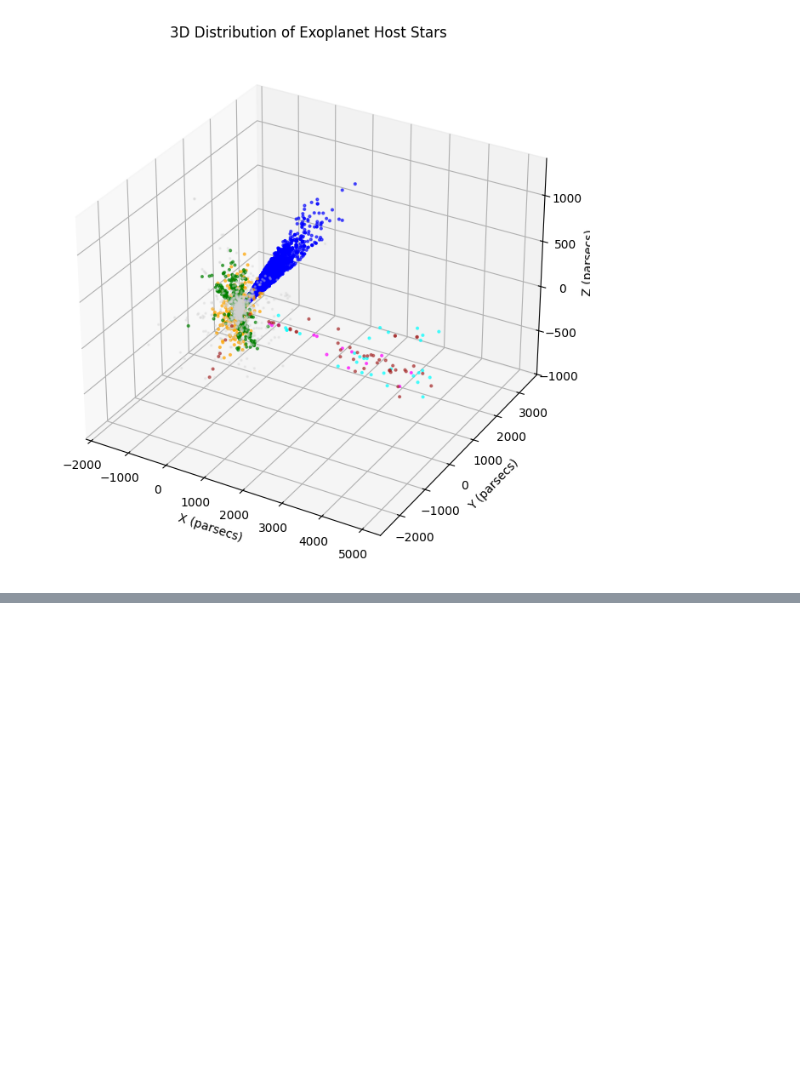
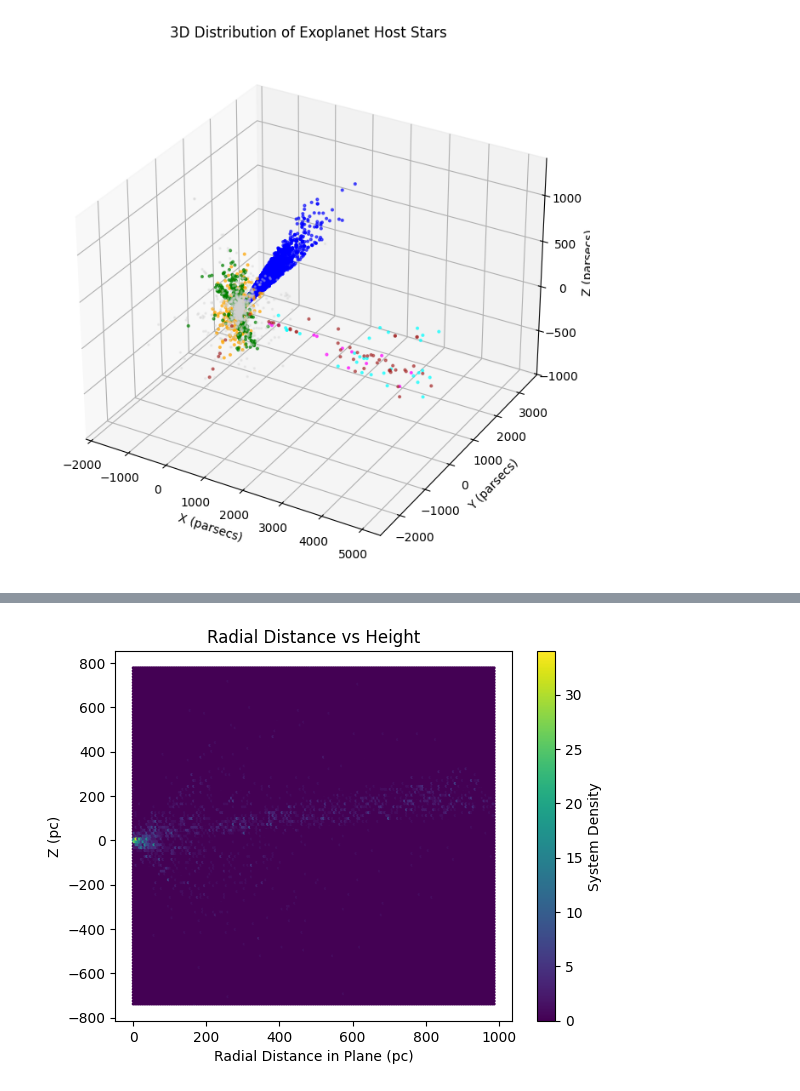
Before and after one commit to varun-pradhan-117/MassPrediction-OOD-Evaluation-NASAExoArchive, a Jupyter notebook: notebooks/starvis.ipynb, the cells around one changed output, grey strips where cells are left out. Saved outputs shown, nothing was run; the diff lists cells and outputs as text; code cells hidden in the pictures; blank space fills up the shorter version.

```diff
--- a/notebooks/starvis.ipynb
+++ b/notebooks/starvis.ipynb
@@ -140,0 +186,11 @@ plt.show()
+# %%
+r_xy = np.sqrt(x**2 + y**2)
+
+plt.hexbin(r_xy, z, gridsize=200)
+plt.xlabel("Radial Distance in Plane (pc)")
+plt.ylabel("Z (pc)")
+plt.title("Radial Distance vs Height")
+plt.colorbar(label="System Density")
+plt.show()
+# %% [output]
+[figure, added]
```
Also changed, not shown: parts of 10 cells of this notebook, 2 other files.
